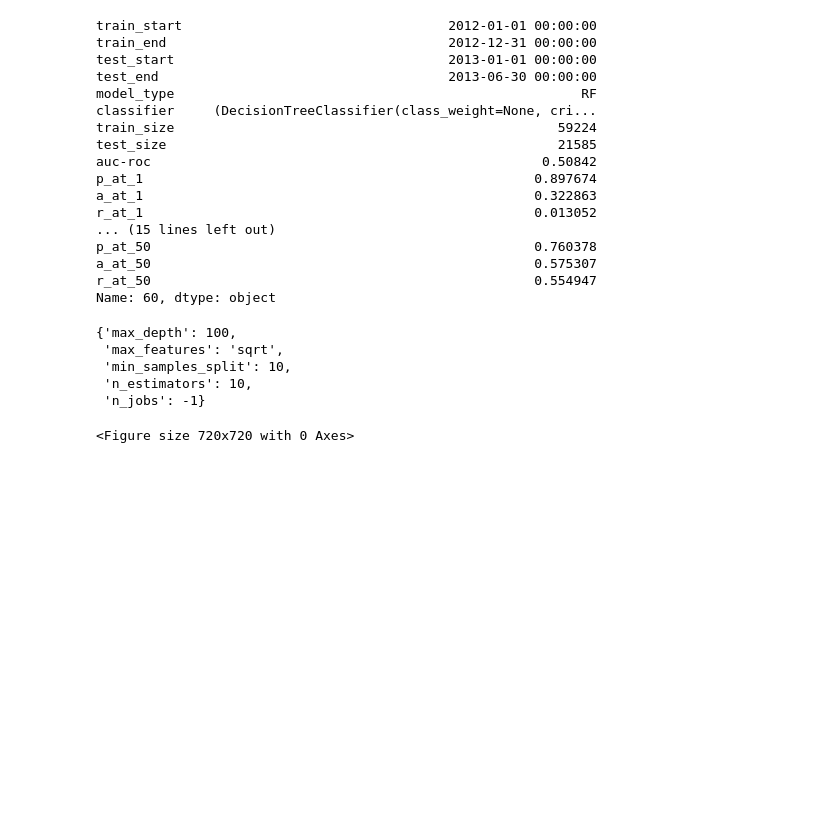
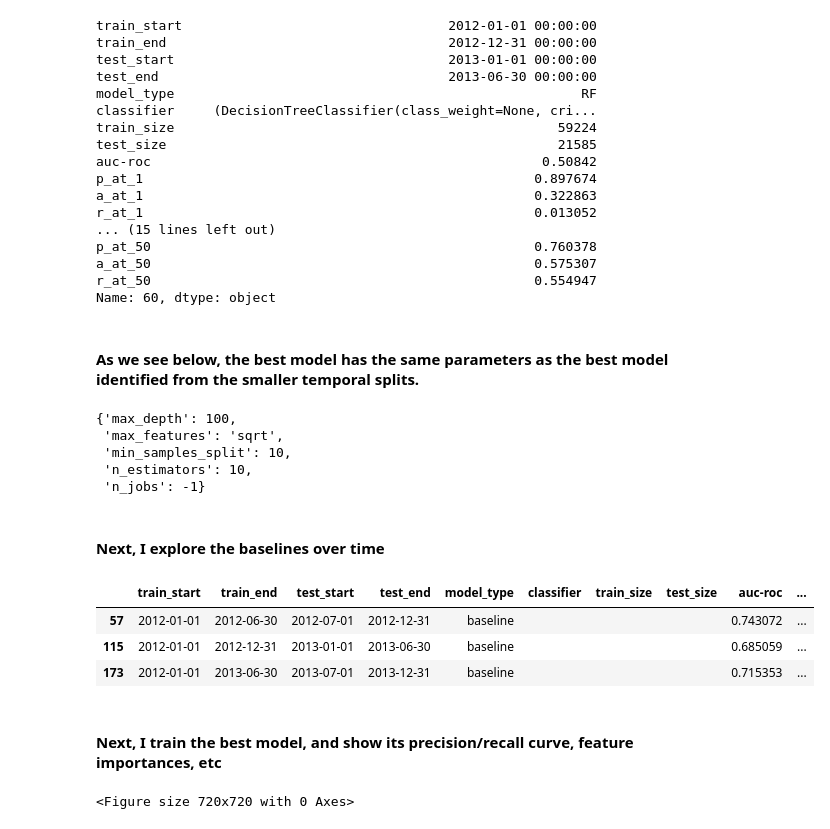
Before and after one commit to b-ganesh/ml_spring19, a Jupyter notebook: assignment3/assignment3.ipynb, the cells around one changed output. Saved outputs shown, nothing was run; the diff lists cells and outputs as text; code cells hidden in the pictures; blank space fills up the shorter version.

```diff
--- a/assignment3/assignment3.ipynb
+++ b/assignment3/assignment3.ipynb
@@ -422,6 +436,8 @@ p_at_50                                                 0.760378
 a_at_50                                                 0.575307
 r_at_50                                                 0.554947
 Name: 60, dtype: object
+# %% [markdown]
+#### As we see below, the best model has the same parameters as the best model identified from the smaller temporal splits.
 # %%
 params_6mo[75]
 # %% [output]
@@ -435,3 +449,14 @@ params_6mo[75]
+# %% [markdown]
+#### Next, I explore the baselines over time
+# %%
+results_df_6mo[results_df_6mo['model_type'] == 'baseline']
+# %% [output]
+|  | train_start | train_end | test_start | test_end | model_type | classifier | train_size | test_size | auc-roc | ... |
+| 57 | 2012-01-01 | 2012-06-30 | 2012-07-01 | 2012-12-31 | baseline |  |  |  | 0.743072 | ... |
+| 115 | 2012-01-01 | 2012-12-31 | 2013-01-01 | 2013-06-30 | baseline |  |  |  | 0.685059 | ... |
+| 173 | 2012-01-01 | 2013-06-30 | 2013-07-01 | 2013-12-31 | baseline |  |  |  | 0.715353 | ... |
+# %% [markdown]
+#### Next, I train the best model, and show its precision/recall curve, feature importances, etc
 # %%
 x_train_6mo, x_test_6mo, y_train_6mo, y_test_6mo = library.temporal_split(donors_df, 'date_posted', '60_days_fullyfunded', best_model_6mo['train_start'], best_model_6mo['train_end'], best_model_6mo['test_start'], best_model_6mo['test_end'])
 # %%
```
Also changed, not shown: parts of 18 cells of this notebook, 2 other files.
